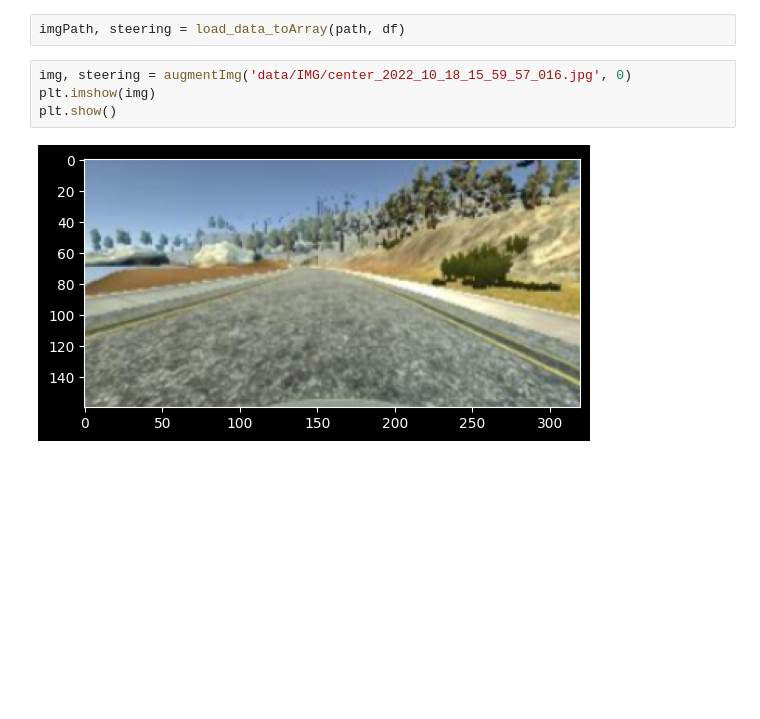
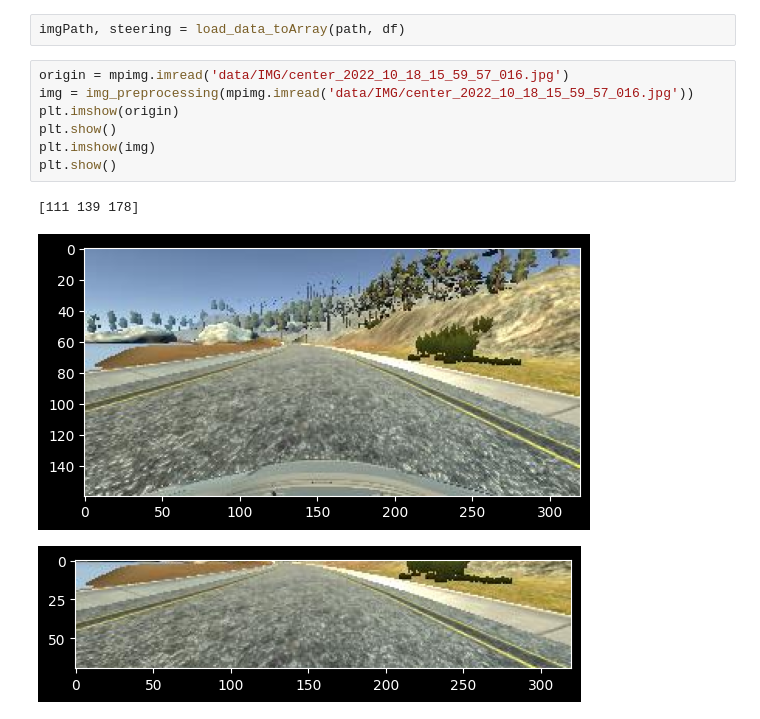
Before and after one commit to viettran295/cnn_thesis, a Jupyter notebook: train.ipynb, the cells around one changed output. Drawn from its saved outputs; the diff is of its cells as text; blank space fills up the shorter version.

Commit message:
img preprocessing

```diff
--- a/train.ipynb
+++ b/train.ipynb
@@ -23,8 +23,13 @@ df
 # %%
 imgPath, steering = load_data_toArray(path, df)
 # %%
-img, steering = augmentImg('data/IMG/center_2022_10_18_15_59_57_016.jpg', 0)
+origin = mpimg.imread('data/IMG/center_2022_10_18_15_59_57_016.jpg')
+img = img_preprocessing(mpimg.imread('data/IMG/center_2022_10_18_15_59_57_016.jpg'))
+plt.imshow(origin)
+plt.show()
 plt.imshow(img)
 plt.show()
 # %% [output]
+[111 139 178]
-[figure, old version]
+[figure, new version]
+[figure, added]
```
Also changed, not shown: 2 other files.
